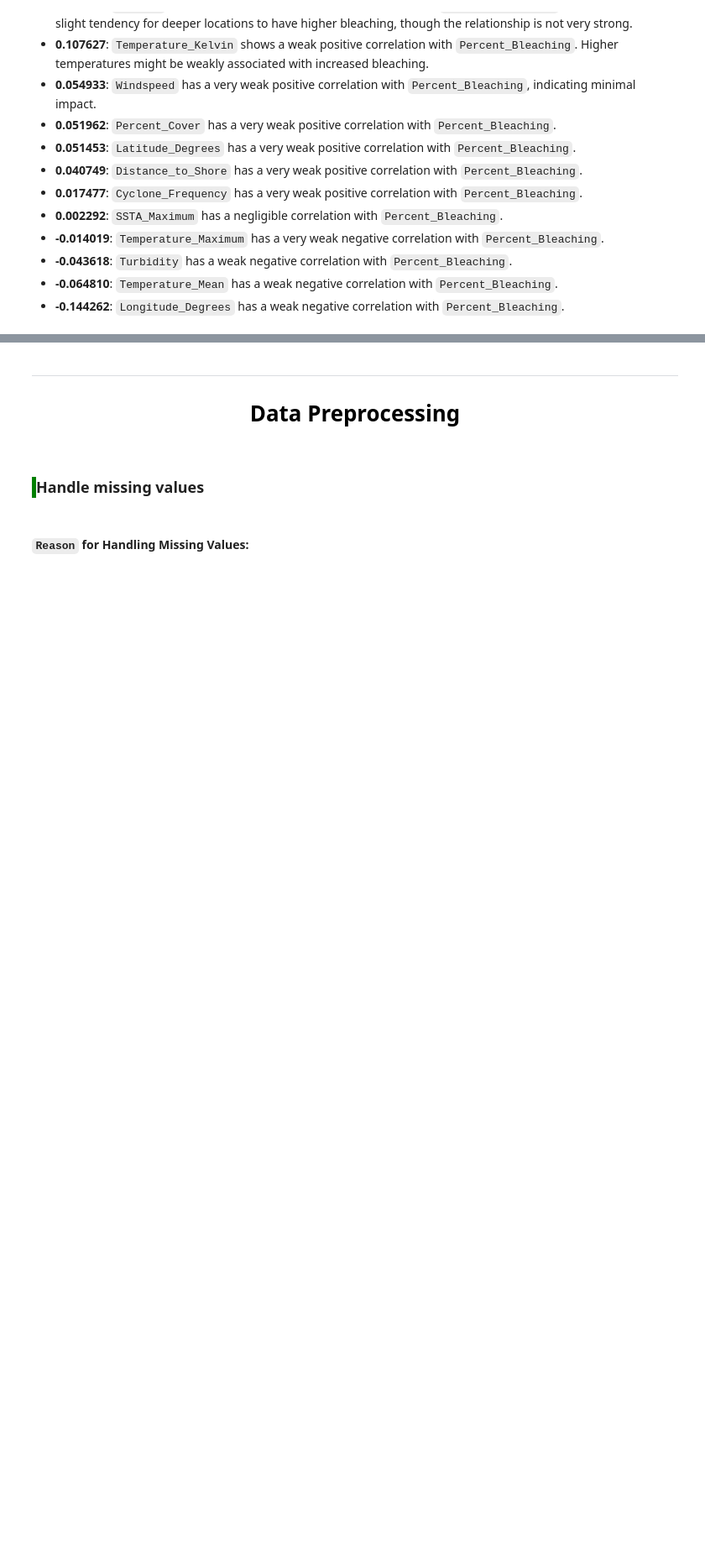
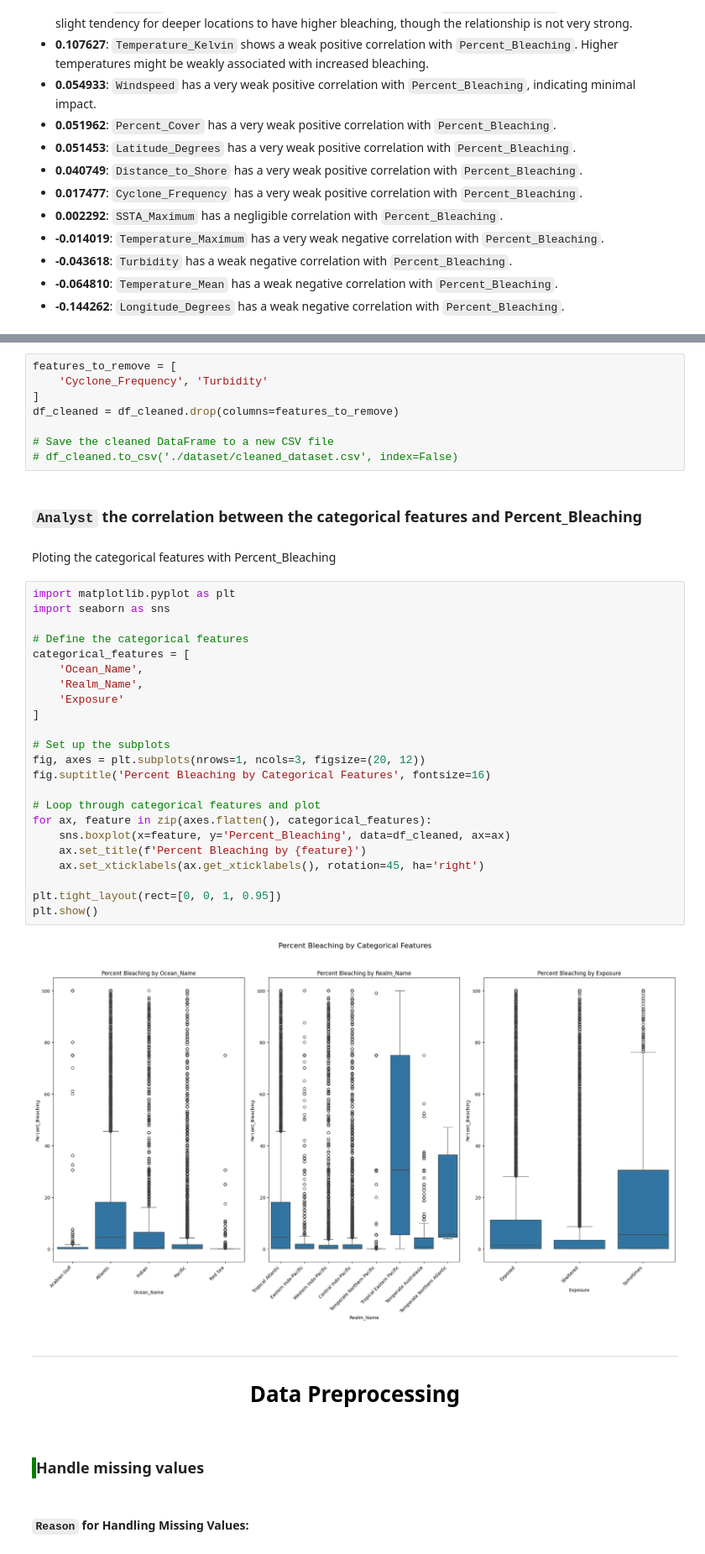
Before and after one commit to minhphan-rmit/rmit2024b-cosc2968-sgs-tut04-team1, a Jupyter notebook: main1.ipynb, the cells around one changed output, grey strips where cells are left out. Shown at 84% size. Saved outputs shown, nothing was run; the diff lists cells and outputs as text; blank space fills up the shorter version.

```diff
--- a/main1.ipynb
+++ b/main1.ipynb
@@ -669,3 +573,40 @@ Name: Percent_Bleaching, dtype: float64
+# %%
+features_to_remove = [
+    'Cyclone_Frequency', 'Turbidity'
+]
+df_cleaned = df_cleaned.drop(columns=features_to_remove)
+
+# Save the cleaned DataFrame to a new CSV file
+# df_cleaned.to_csv('./dataset/cleaned_dataset.csv', index=False)
+# %% [markdown]
+### `Analyst` the correlation between the categorical features and Percent_Bleaching
+# %% [markdown]
+Ploting the categorical features with Percent_Bleaching
+# %%
+import matplotlib.pyplot as plt
+import seaborn as sns
+
+# Define the categorical features
+categorical_features = [
+    'Ocean_Name',
+    'Realm_Name',
+    'Exposure'
+]
+
+# Set up the subplots
+fig, axes = plt.subplots(nrows=1, ncols=3, figsize=(20, 12))
+fig.suptitle('Percent Bleaching by Categorical Features', fontsize=16)
+
+# Loop through categorical features and plot
+for ax, feature in zip(axes.flatten(), categorical_features):
+    sns.boxplot(x=feature, y='Percent_Bleaching', data=df_cleaned, ax=ax)
+    ax.set_title(f'Percent Bleaching by {feature}')
+    ax.set_xticklabels(ax.get_xticklabels(), rotation=45, ha='right')
+
+plt.tight_layout(rect=[0, 0, 1, 0.95])
+plt.show()
+# %% [output]
+[figure, added]
 # %% [markdown]
 ---
 <div style="color: #000; text-align: center;">
```
Also changed, not shown: parts of 30 cells of this notebook, 3 other files.
